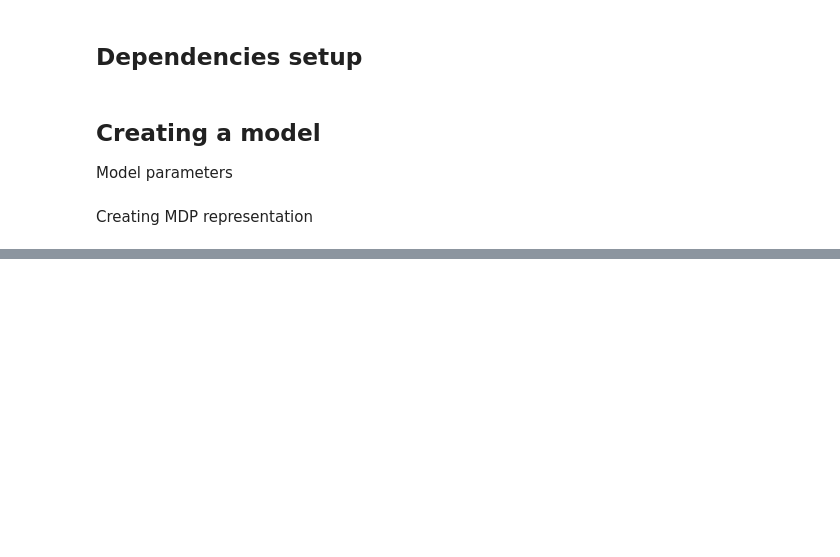
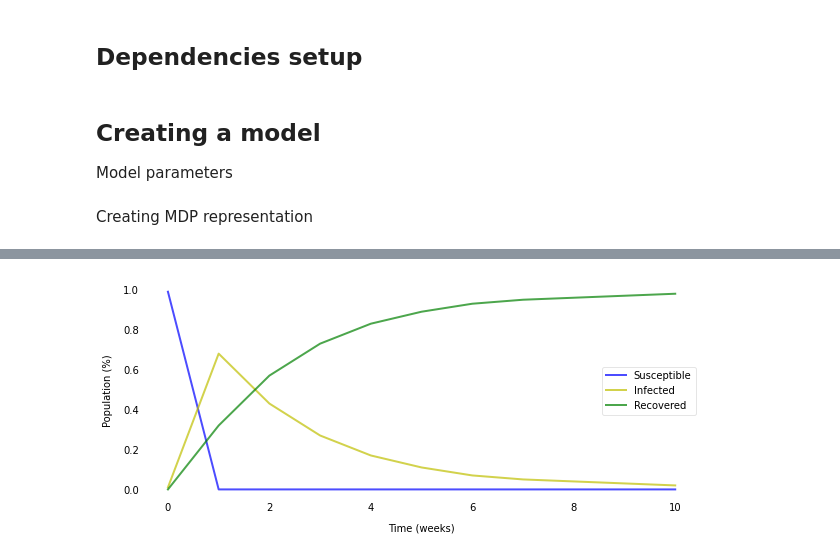
Before and after one commit to danielbdias/mdp-sir-modelling, a Jupyter notebook: sir_mdp_example.ipynb, the cells around one changed output, grey strips where cells are left out. Drawn from its saved outputs; the diff is of its cells as text; code cells hidden in the pictures; blank space fills up the shorter version.

```diff
--- a/sir_mdp_example.ipynb
+++ b/sir_mdp_example.ipynb
@@ -78,0 +95,13 @@ print(chosen_betas)
+# %%
+# complex reward function
+def reward_function(susceptibles, infective, recovered, beta):
+    if infective > 0.75:
+        return -10.0
+
+    productivity = beta if beta >= 1.0 else -(susceptibles * beta)
+
+    return productivity * (susceptibles + recovered) - 2 * infective
+
+run_model(approximation_threshold, gamma, betas, steps_per_transition, reward_function, initial_state)
+# %% [output]
+[figure, added]
```
Also changed, not shown: parts of 11 cells of this notebook, 2 other files.
